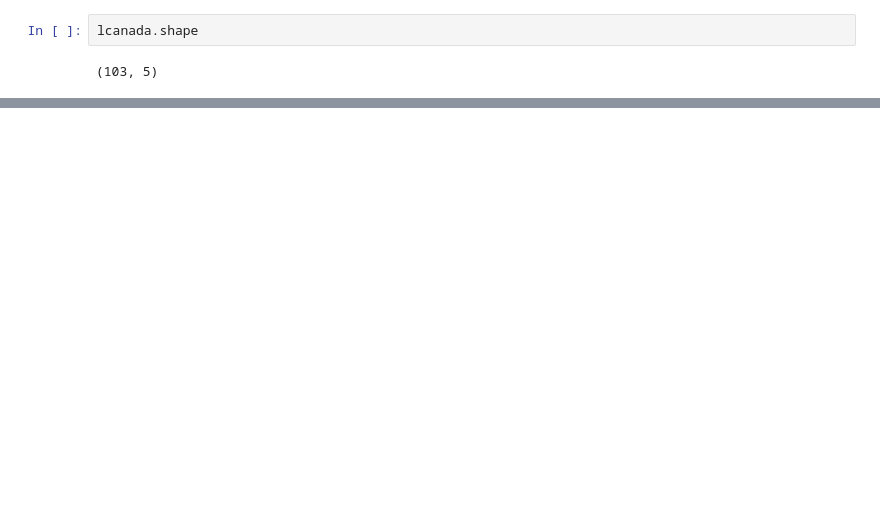
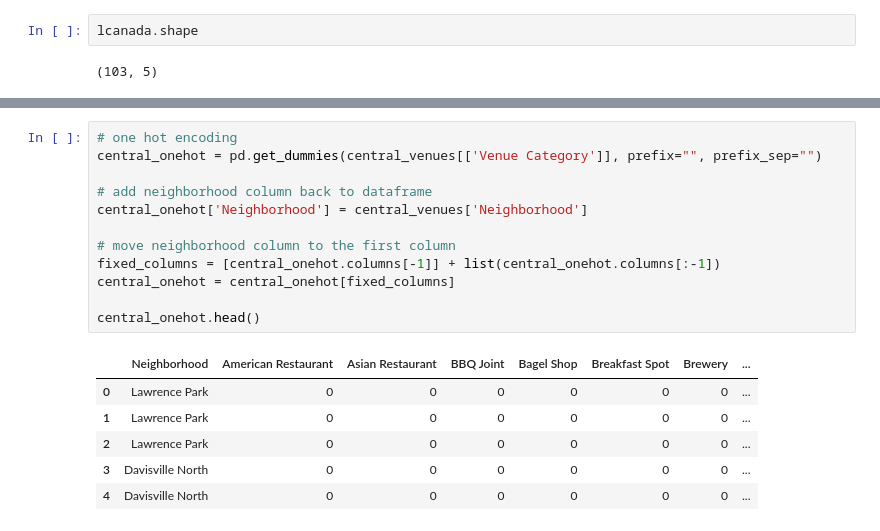
Before and after one commit to Amrutha1978/Segmenting-and-clustering, a Jupyter notebook: CLUSTERING AND EXPLORING NEIGHBORHOODS.ipynb, the cells around one changed output, grey strips where cells are left out. Drawn from its saved outputs; the diff is of its cells as text; blank space fills up the shorter version.

```diff
--- a/CLUSTERING AND EXPLORING NEIGHBORHOODS.ipynb
+++ b/CLUSTERING AND EXPLORING NEIGHBORHOODS.ipynb
@@ -101,0 +406,19 @@ lcanada.shape
+# %%
+# one hot encoding
+central_onehot = pd.get_dummies(central_venues[['Venue Category']], prefix="", prefix_sep="")
+
+# add neighborhood column back to dataframe
+central_onehot['Neighborhood'] = central_venues['Neighborhood']
+
+# move neighborhood column to the first column
+fixed_columns = [central_onehot.columns[-1]] + list(central_onehot.columns[:-1])
+central_onehot = central_onehot[fixed_columns]
+
+central_onehot.head()
+# %% [output]
+|  | Neighborhood | American Restaurant | Asian Restaurant | BBQ Joint | Bagel Shop | Breakfast Spot | Brewery | ... |
+| 0 | Lawrence Park | 0 | 0 | 0 | 0 | 0 | 0 | ... |
+| 1 | Lawrence Park | 0 | 0 | 0 | 0 | 0 | 0 | ... |
+| 2 | Lawrence Park | 0 | 0 | 0 | 0 | 0 | 0 | ... |
+| 3 | Davisville North | 0 | 0 | 0 | 0 | 0 | 0 | ... |
+| 4 | Davisville North | 0 | 0 | 0 | 0 | 0 | 0 | ... |
```
Also changed, not shown: parts of 43 cells of this notebook.
